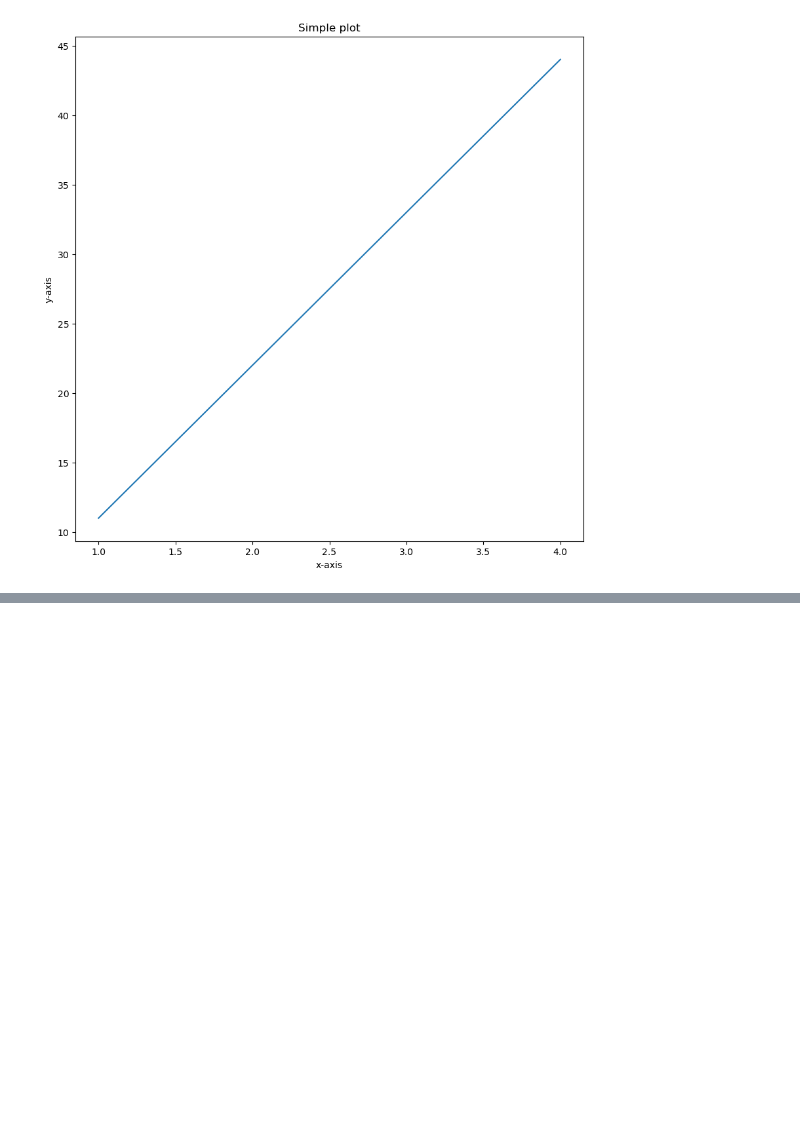
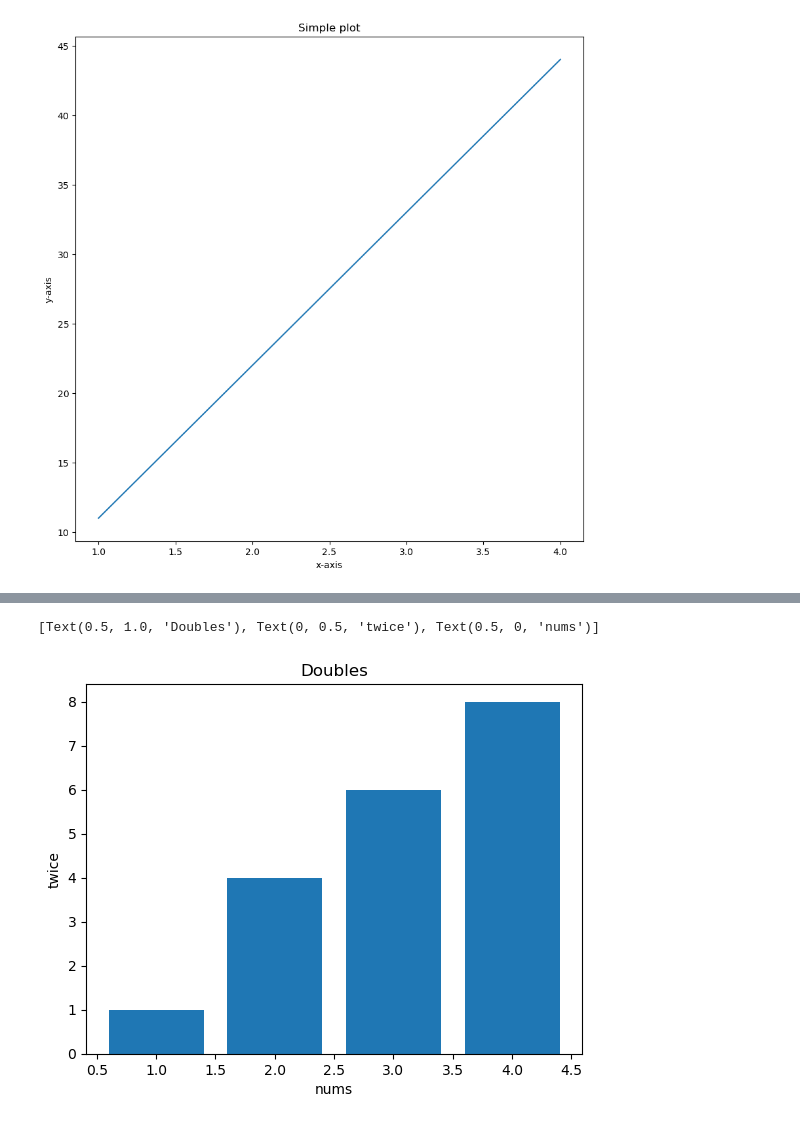
Before and after one commit to adityapaul26/ml, a Jupyter notebook: Introduction to matplotlib.ipynb, the cells around one changed output, grey strips where cells are left out. Saved outputs shown, nothing was run; the diff lists cells and outputs as text; code cells hidden in the pictures; blank space fills up the shorter version.

```diff
--- a/Introduction to matplotlib.ipynb
+++ b/Introduction to matplotlib.ipynb
@@ -63,0 +110,9 @@ ax.set(title="Simple plot",xlabel="x-axis" , ylabel="y-axis")
+# %%
+# makeing a scatter plot from a dictionary
+z = {1:1,2:4,3:6,4:8}
+fig,ax = plt.subplots()
+ax.bar(z.keys(),z.values());
+ax.set(title="Doubles",ylabel="twice",xlabel="nums")
+# %% [output]
+[Text(0.5, 1.0, 'Doubles'), Text(0, 0.5, 'twice'), Text(0.5, 0, 'nums')]
+[figure, added]
```
Also changed, not shown: parts of 15 cells of this notebook.
